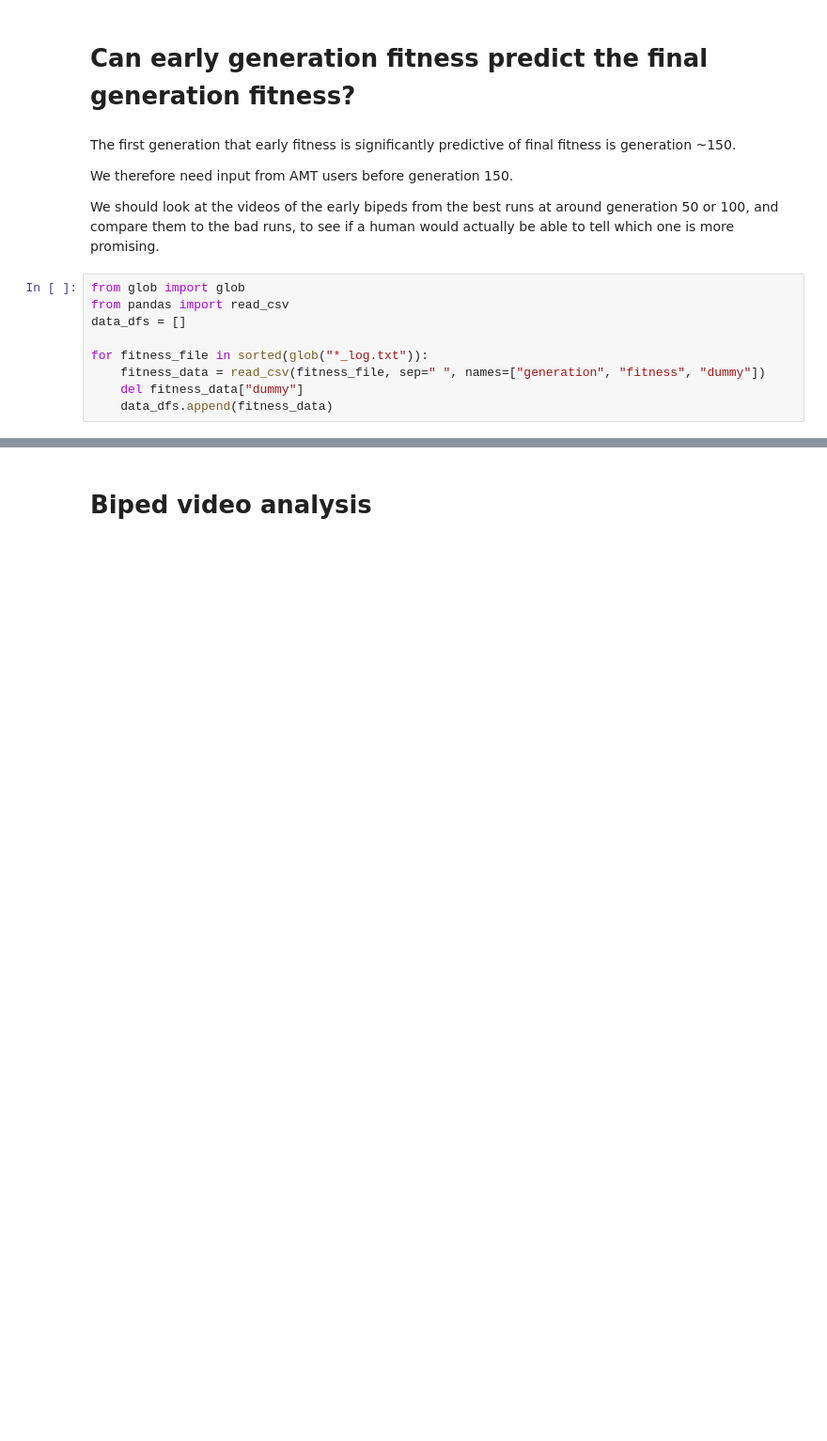
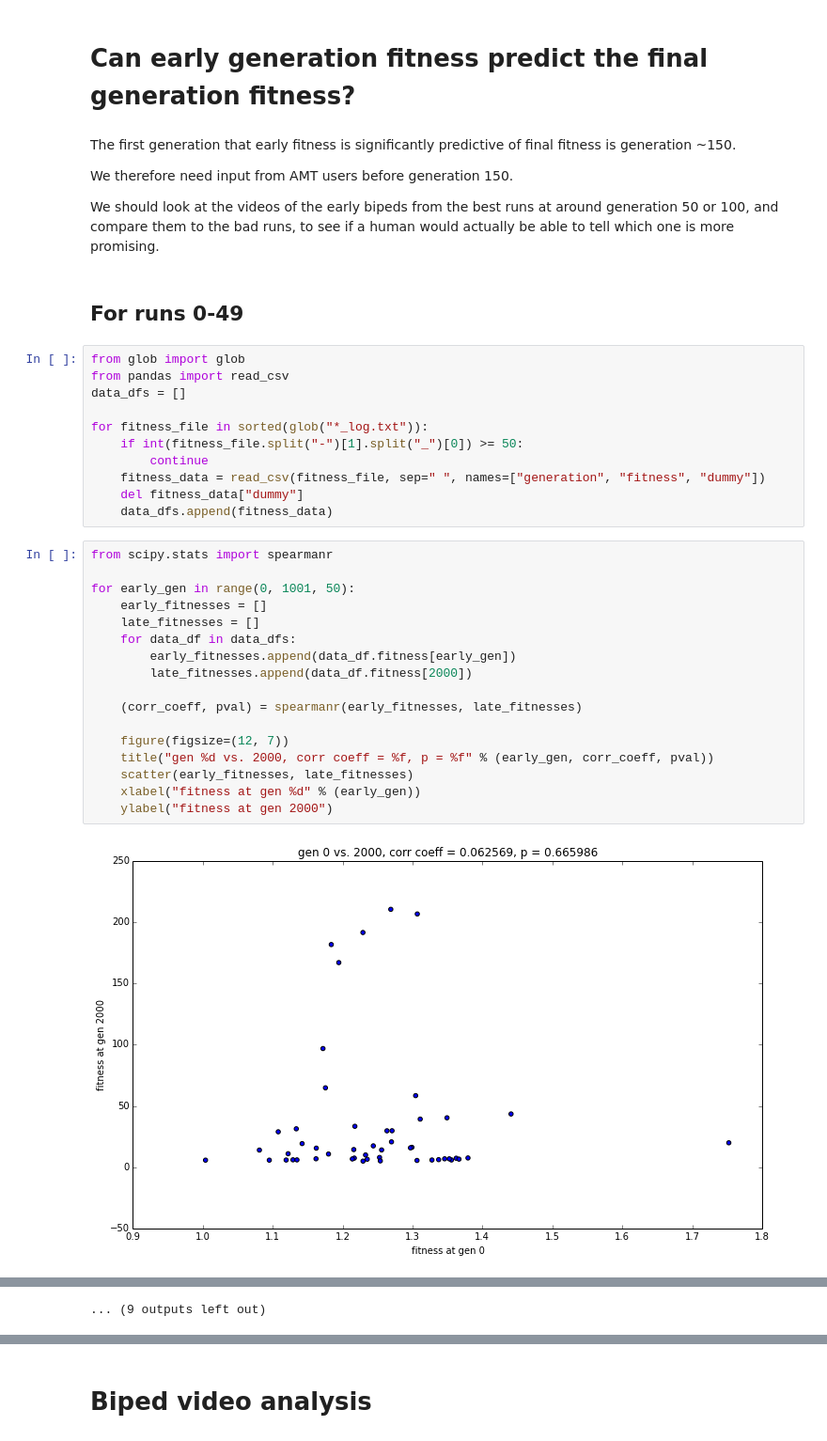
Before and after one commit to rhiever/AMT-biped-analysis, a Jupyter notebook: Biped analysis.ipynb, the cells around one changed output, grey strips where cells are left out. Shown at 94% size. Cells and saved outputs as stored; diff of their text form; blank space fills up the shorter version.

```diff
--- a/Biped analysis.ipynb
+++ b/Biped analysis.ipynb
@@ -50,12 +50,35 @@ The first generation that early fitness is significantly predictive of final fit
 We therefore need input from AMT users before generation 150.
 
 We should look at the videos of the early bipeds from the best runs at around generation 50 or 100, and compare them to the bad runs, to see if a human would actually be able to tell which one is more promising.
+# %% [markdown]
+## For runs 0-49
 # %%
 from glob import glob
 from pandas import read_csv
 data_dfs = []
 
 for fitness_file in sorted(glob("*_log.txt")):
+    if int(fitness_file.split("-")[1].split("_")[0]) >= 50:
+        continue
     fitness_data = read_csv(fitness_file, sep=" ", names=["generation", "fitness", "dummy"])
     del fitness_data["dummy"]
     data_dfs.append(fitness_data)
+# %%
+from scipy.stats import spearmanr
+
+for early_gen in range(0, 1001, 50):
+    early_fitnesses = []
+    late_fitnesses = []
+    for data_df in data_dfs:
+        early_fitnesses.append(data_df.fitness[early_gen])
+        late_fitnesses.append(data_df.fitness[2000])
+
+    (corr_coeff, pval) = spearmanr(early_fitnesses, late_fitnesses)
+
+    figure(figsize=(12, 7))
+    title("gen %d vs. 2000, corr coeff = %f, p = %f" % (early_gen, corr_coeff, pval))
+    scatter(early_fitnesses, late_fitnesses)
+    xlabel("fitness at gen %d" % (early_gen))
+    ylabel("fitness at gen 2000")
+# %% [output]
+[figure, added]
@@ -61,0 +96 @@ for fitness_file in sorted(glob("*_log.txt")):
+... (9 outputs left out)
```
Also changed, not shown: parts of 4 cells of this notebook.
